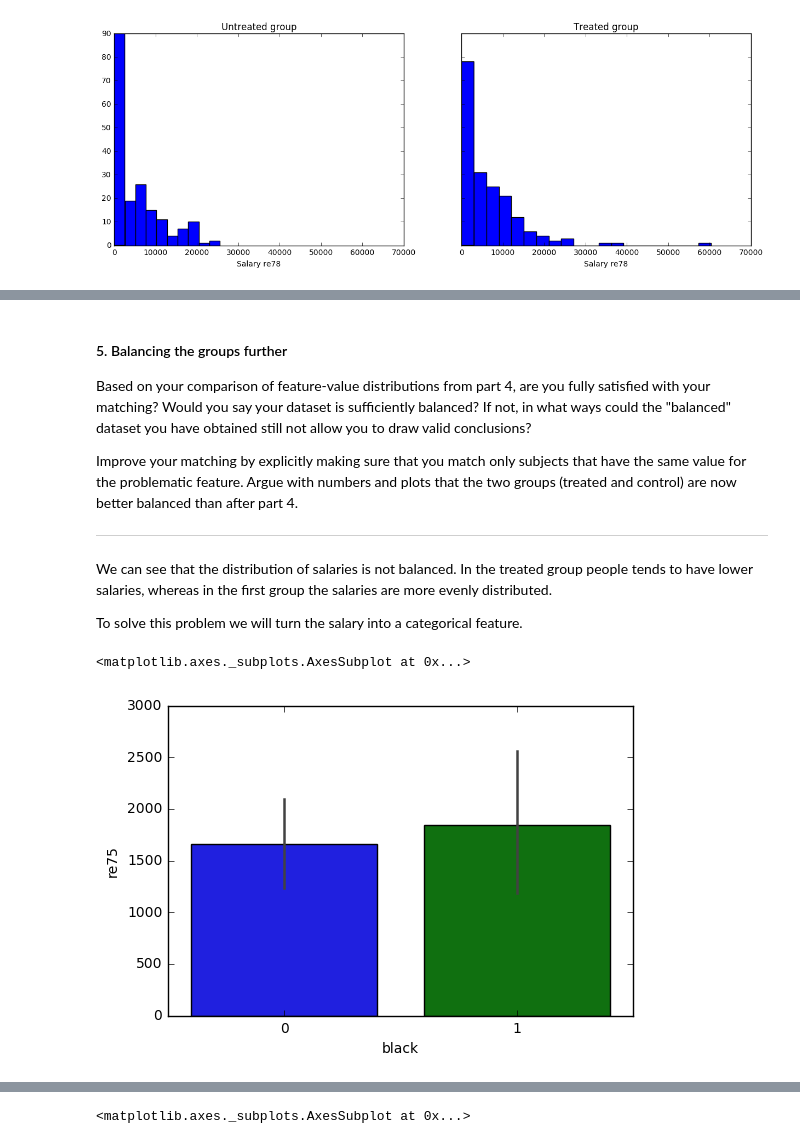
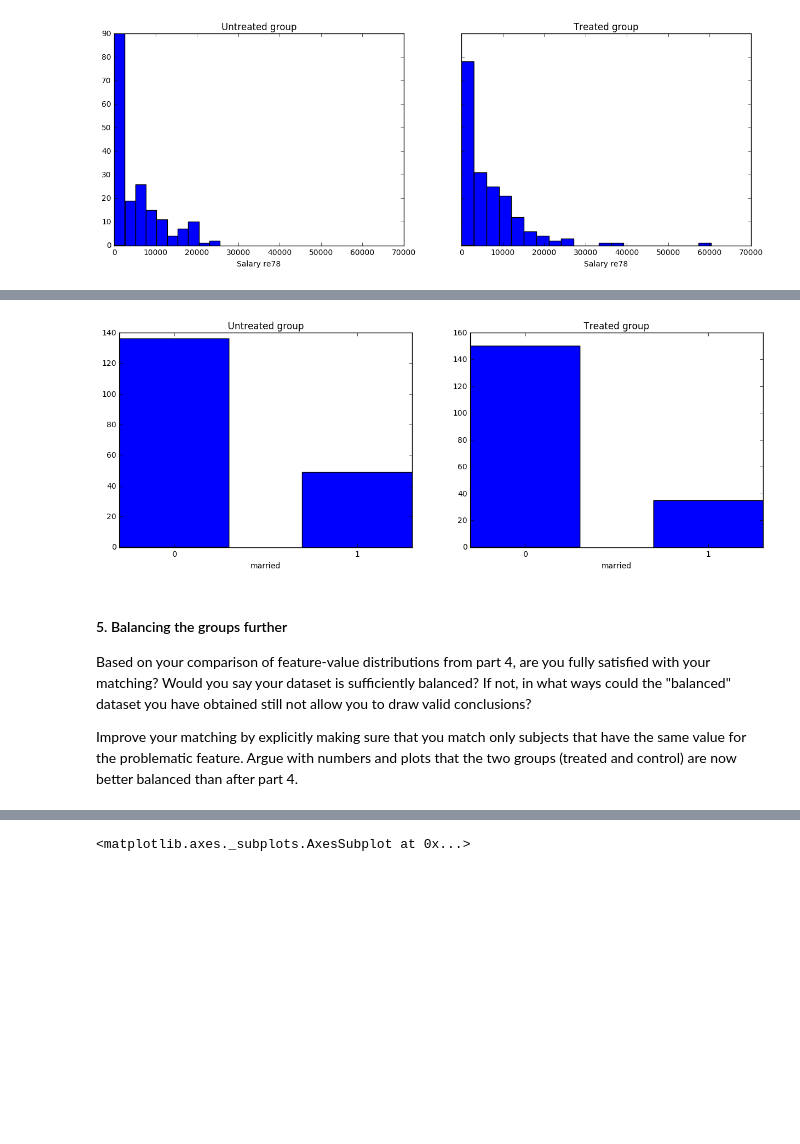
Before and after one commit to mj2905/ProjectMYP, a Jupyter notebook: HW4/Homework 4 MarcX.ipynb, the cells around one changed output, grey strips where cells are left out. Cells and saved outputs as stored; diff of their text form; code cells hidden in the pictures; blank space fills up the shorter version.

```diff
--- a/HW4/Homework 4 MarcX.ipynb
+++ b/HW4/Homework 4 MarcX.ipynb
@@ -263,3 +311,7 @@ plot_salaries_distribution(reduced_lalonde)
+# %%
+plot_data(reduced_lalonde, 'married', True)
+# %% [output]
+[figure, added]
 # %% [markdown]
 #### 5. Balancing the groups further
 
@@ -269,13 +321,3 @@ If not, in what ways could the "balanced" dataset you have obtained still not al
 
 Improve your matching by explicitly making sure that you match only subjects that have the same value for the problematic feature.
 Argue with numbers and plots that the two groups (treated and control) are now better balanced than after part 4.
-
----
-We can see that the distribution of salaries is not balanced. In the treated group people tends to have lower salaries, whereas in the first group the salaries are more evenly distributed.
-
-To solve this problem we will turn the salary into a categorical feature.
-# %%
-sns.barplot(x='black', y='re75', data=reduced_lalonde[reduced_lalonde.treat==0])
-# %% [output]
-<matplotlib.axes._subplots.AxesSubplot at 0x...>
-[figure, removed]
```
Also changed, not shown: parts of 11 cells of this notebook.
